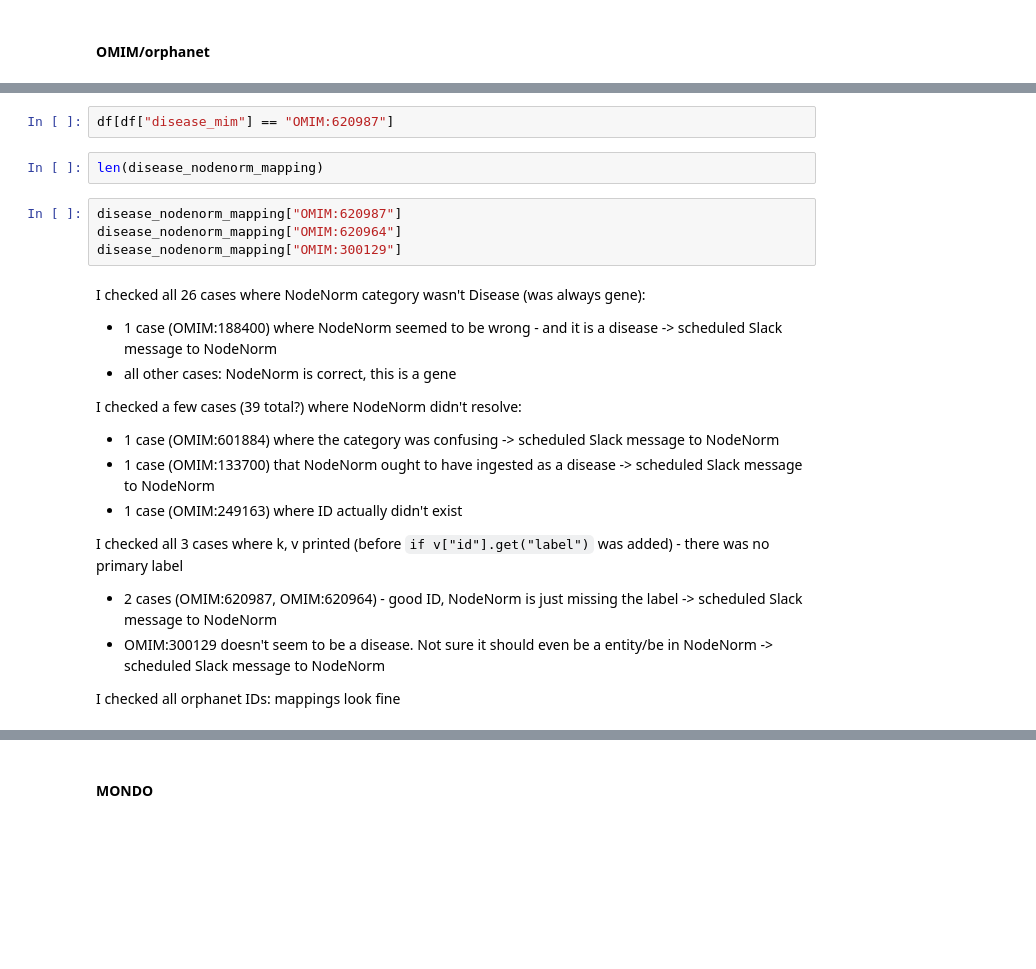
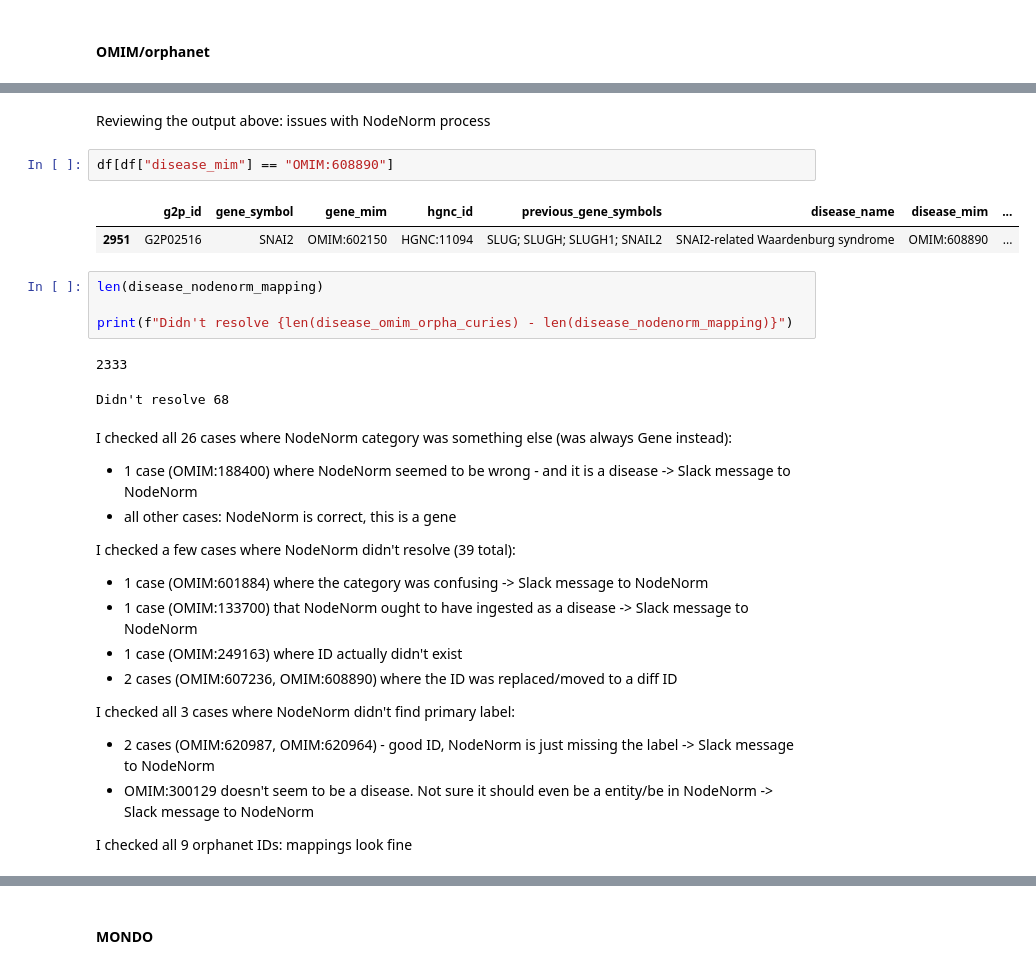
Before and after one commit to biothings/pending.api, a Jupyter notebook: plugins/ebi_gene2phenotype/parser-writing.ipynb, the cells around one changed output, grey strips where cells are left out. Cells and saved outputs as stored; diff of their text form; blank space fills up the shorter version.

Commit message:
EBI gene2pheno: add first pass nodenormed disease data
using disease_mim column only

```diff
--- a/plugins/ebi_gene2phenotype/parser-writing.ipynb
+++ b/plugins/ebi_gene2phenotype/parser-writing.ipynb
@@ -615,28 +643,35 @@ for batch in itertools.batched(disease_omim_orpha_curies, 1000):
+# %% [markdown]
+Reviewing the output above: issues with NodeNorm process
 # %%
-df[df["disease_mim"] == "OMIM:620987"]
+df[df["disease_mim"] == "OMIM:608890"]
+# %% [output]
+|  | g2p_id | gene_symbol | gene_mim | hgnc_id | previous_gene_symbols | disease_name | disease_mim | ... |
+| 2951 | G2P02516 | SNAI2 | OMIM:602150 | HGNC:11094 | SLUG; SLUGH; SLUGH1; SNAIL2 | SNAI2-related Waardenburg syndrome | OMIM:608890 | ... |
 # %%
 len(disease_nodenorm_mapping)
+
+print(f"Didn't resolve {len(disease_omim_orpha_curies) - len(disease_nodenorm_mapping)}")
+# %% [output]
+2333
+Didn't resolve 68
-# %%
-disease_nodenorm_mapping["OMIM:620987"]
-disease_nodenorm_mapping["OMIM:620964"]
-disease_nodenorm_mapping["OMIM:300129"]
 # %% [markdown]
-I checked all 26 cases where NodeNorm category wasn't Disease (was always gene):
-* 1 case (OMIM:188400) where NodeNorm seemed to be wrong - and it is a disease -> scheduled Slack message to NodeNorm
+I checked all 26 cases where NodeNorm category was something else (was always Gene instead):
+* 1 case (OMIM:188400) where NodeNorm seemed to be wrong - and it is a disease -> Slack message to NodeNorm
 * all other cases: NodeNorm is correct, this is a gene
 
 
-I checked a few cases (39 total?) where NodeNorm didn't resolve:
-* 1 case (OMIM:601884) where the category was confusing -> scheduled Slack message to NodeNorm
-* 1 case (OMIM:133700) that NodeNorm ought to have ingested as a disease -> scheduled Slack message to NodeNorm
+I checked a few cases where NodeNorm didn't resolve (39 total):
+* 1 case (OMIM:601884) where the category was confusing -> Slack message to NodeNorm
+* 1 case (OMIM:133700) that NodeNorm ought to have ingested as a disease -> Slack message to NodeNorm
 * 1 case (OMIM:249163) where ID actually didn't exist
+* 2 cases (OMIM:607236, OMIM:608890) where the ID was replaced/moved to a diff ID
 
 
-I checked all 3 cases where k, v printed (before `if v["id"].get("label")` was added) - there was no primary label
-* 2 cases (OMIM:620987, OMIM:620964) - good ID, NodeNorm is just missing the label -> scheduled Slack message to NodeNorm
-* OMIM:300129 doesn't seem to be a disease. Not sure it should even be a entity/be in NodeNorm -> scheduled Slack message to NodeNorm
+I checked all 3 cases where NodeNorm didn't find primary label:
+* 2 cases (OMIM:620987, OMIM:620964) - good ID, NodeNorm is just missing the label -> Slack message to NodeNorm
+* OMIM:300129 doesn't seem to be a disease. Not sure it should even be a entity/be in NodeNorm -> Slack message to NodeNorm
 
 
-I checked all orphanet IDs: mappings look fine
+I checked all 9 orphanet IDs: mappings look fine
 # %%
 df[df["disease_mim"].str.contains("orphanet", na=False)]
```
Also changed, not shown: parts of 19 cells of this notebook, 2 other files.
